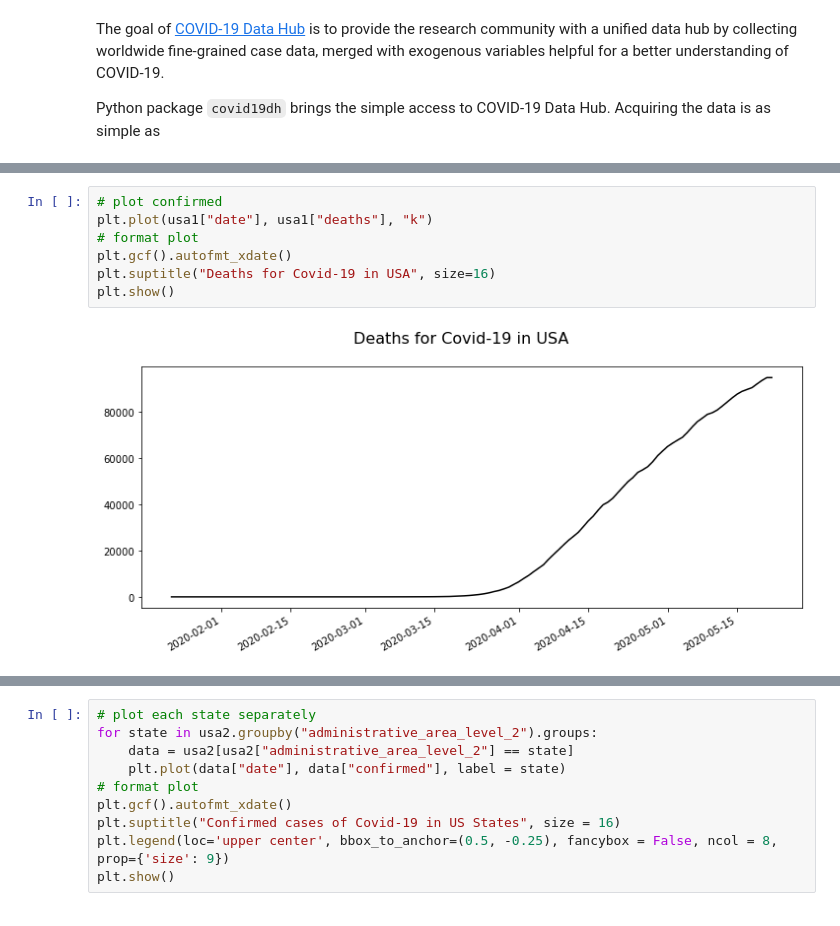
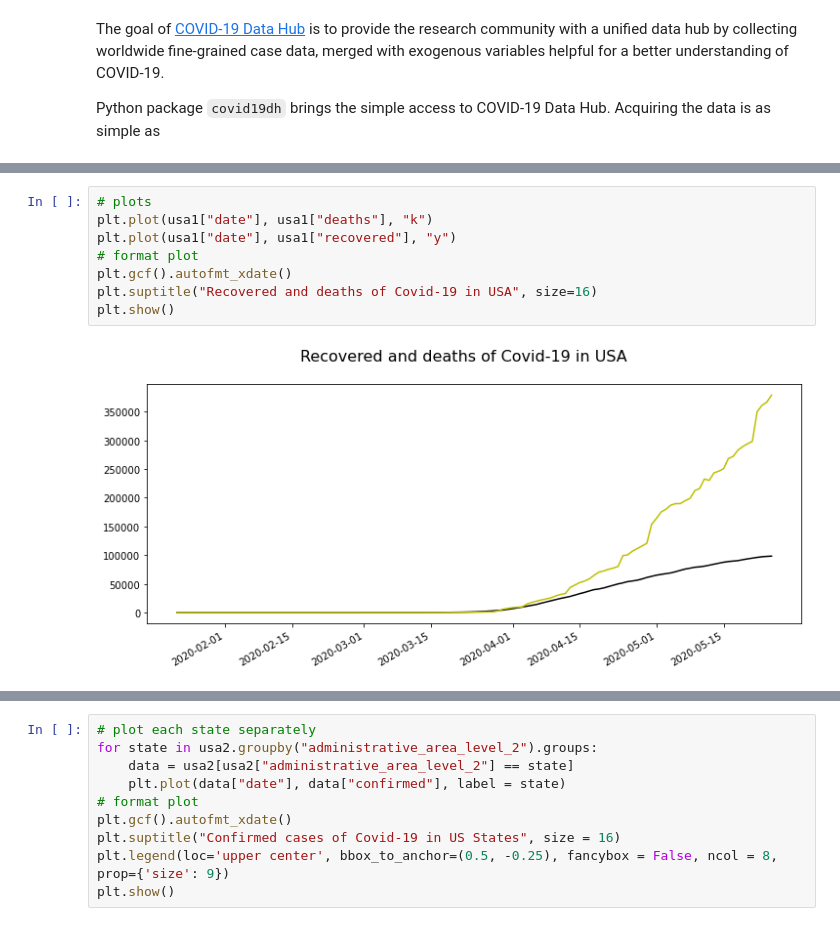
Before and after one commit to covid19datahub/Python, a Jupyter notebook: doc/presentation.ipynb, the cells around one changed output, grey strips where cells are left out. Drawn from its saved outputs; the diff is of its cells as text.

```diff
--- a/doc/presentation.ipynb
+++ b/doc/presentation.ipynb
@@ -44,9 +88,10 @@ plt.show()
 # %%
-# plot confirmed
+# plots
 plt.plot(usa1["date"], usa1["deaths"], "k")
+plt.plot(usa1["date"], usa1["recovered"], "y")
 # format plot
 plt.gcf().autofmt_xdate()
-plt.suptitle("Deaths for Covid-19 in USA", size=16)
+plt.suptitle("Recovered and deaths of Covid-19 in USA", size=16)
 plt.show()
 # %% [output]
-[figure, old version]
+[figure, new version]
```
Also changed, not shown: parts of 24 cells of this notebook.
